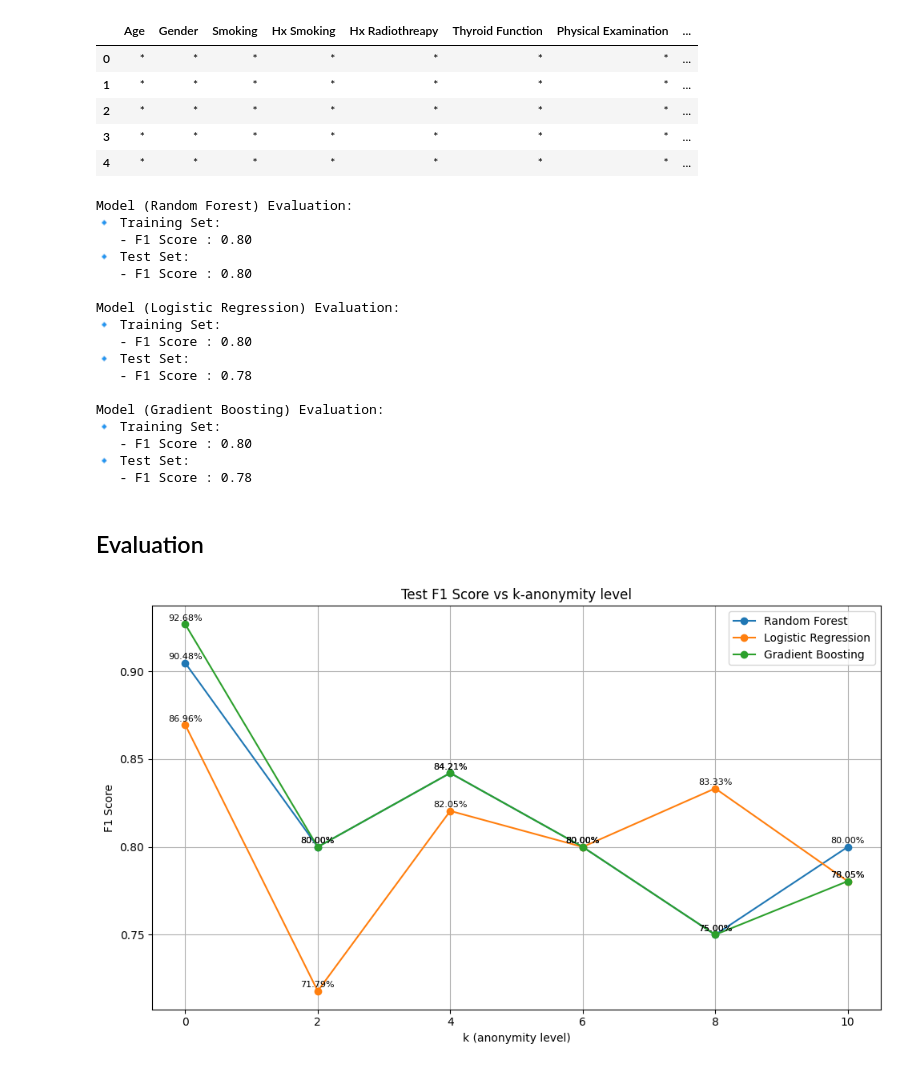
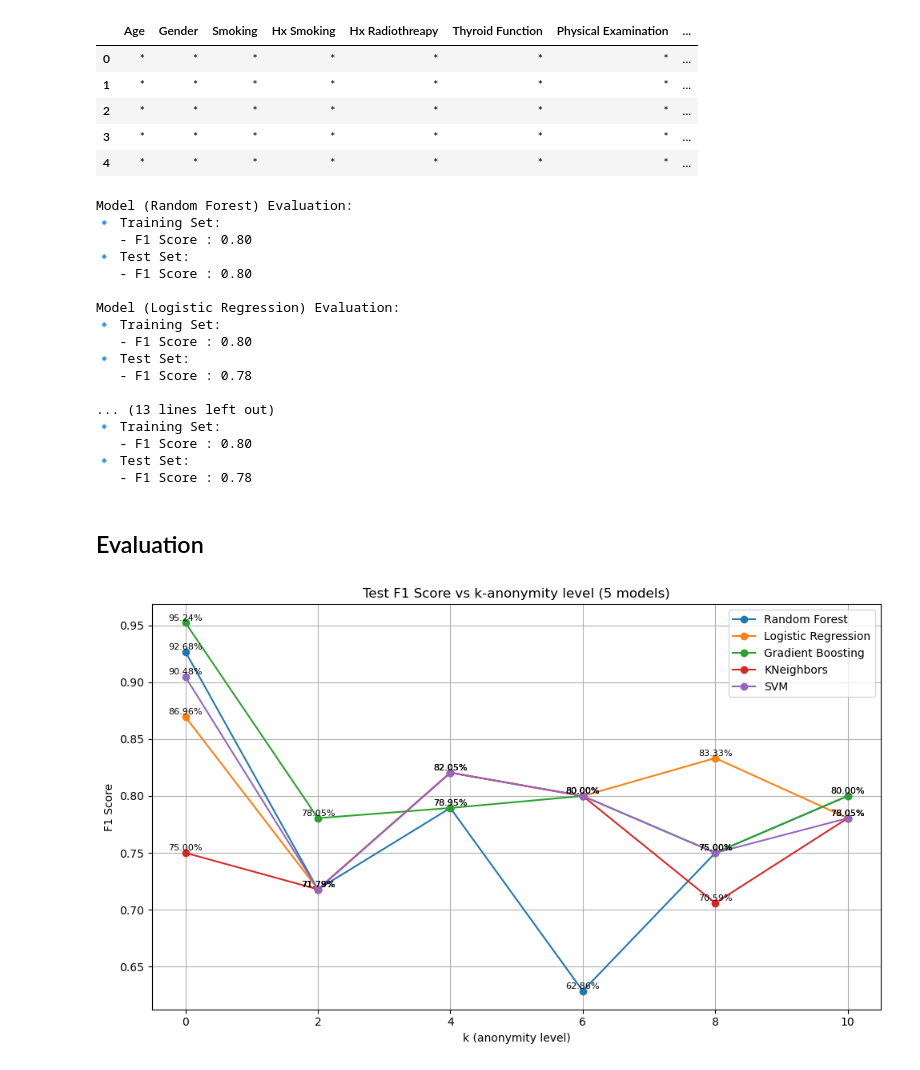
Before and after one commit to 1211223/SEGPRD_PROJECT_2, a Jupyter notebook: thyroid/main.ipynb, the cells around one changed output. Saved outputs shown, nothing was run; the diff lists cells and outputs as text; code cells hidden in the pictures.

Commit message:
Overfit solved and 2 new models added to the evaluation.

```diff
--- a/thyroid/main.ipynb
+++ b/thyroid/main.ipynb
@@ -295,9 +297,17 @@ def train_and_evaluate_classification(model, X_train, X_test, y_train, y_test, l
 # %%
 def evaluate_models(X_train, X_test, y_train, y_test):
     models = [
-        (RandomForestClassifier(random_state=42), "Random Forest"),
+        (RandomForestClassifier(max_depth=6, min_samples_leaf=5, random_state=42), "Random Forest"),
         (LogisticRegression(max_iter=1000), "Logistic Regression"),
-        (GradientBoostingClassifier(random_state=42), "Gradient Boosting")
+        (GradientBoostingClassifier(
+            n_estimators=50,
+            learning_rate=0.05,
+            max_depth=3,
+            min_samples_leaf=5,
+            subsample=0.8,
+            random_state=42), "Gradient Boosting"),
+        (KNeighborsClassifier(n_neighbors=5), "KNeighbors"),
+        (SVC(kernel='rbf', C=5, gamma='scale', probability=True, random_state=42), "SVM")
     ]
 
     results = {}
@@ -1673,7 +1688,7 @@ Model (Logistic Regression) Evaluation:
 🔹 Test Set:
    - F1 Score : 0.78
 
-Model (Gradient Boosting) Evaluation:
+... (13 lines left out)
 🔹 Training Set:
    - F1 Score : 0.80
 🔹 Test Set:
@@ -1683,32 +1698,32 @@ Model (Gradient Boosting) Evaluation:
 # %%
 # Mapping for k values to their respective score dicts
 f1_summary = {
     0: score_k0,
     2: score_k2,
     4: score_k4,
     6: score_k6,
     8: score_k8,
     10: score_k10
 }
 
 # Extract model names from the first entry dynamically
 model_names = list(next(iter(f1_summary.values())).keys())
 k_values = sorted(f1_summary.keys())
 
 # Plot each model's F1 score across k
 plt.figure(figsize=(10, 6))
 for model in model_names:
     f1_scores = [f1_summary[k][model]['test']['f1'] for k in k_values]
     plt.plot(k_values, f1_scores, marker='o', label=model)
     for k, score in zip(k_values, f1_scores):
         plt.text(k, score + 0.002, f"{score:.2%}", ha='center', fontsize=8)
 
-plt.title('Test F1 Score vs k-anonymity level')
+plt.title('Test F1 Score vs k-anonymity level (5 models)')
 plt.xlabel('k (anonymity level)')
 plt.ylabel('F1 Score')
 plt.legend()
 plt.grid(True)
 plt.tight_layout()
 plt.show()
 # %% [output]
-[figure, old version]
+[figure, new version]
```
Also changed, not shown: parts of 22 cells of this notebook.
